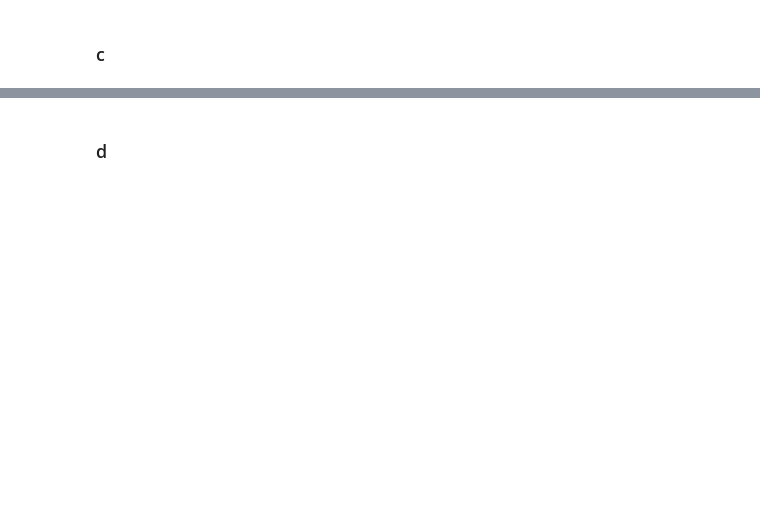
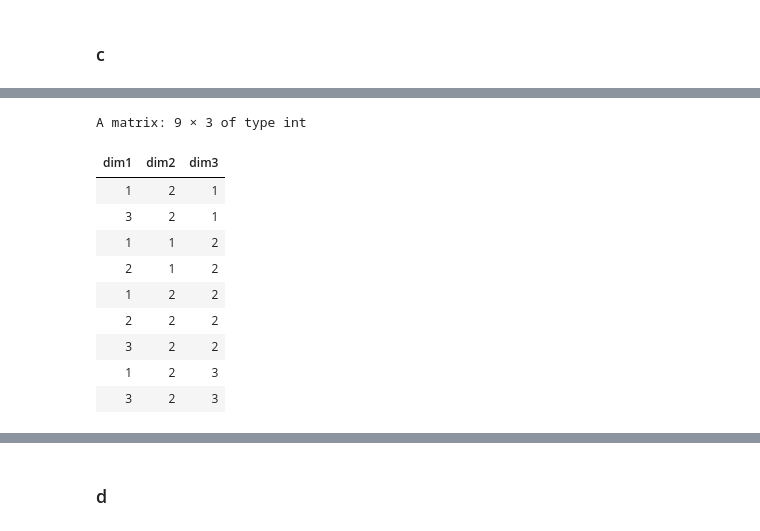
Before and after one commit to j-buss/The_Book_of_R, a Jupyter notebook: Chapter_04/Chapter 4.ipynb, the cells around one changed output, grey strips where cells are left out. Saved outputs shown, nothing was run; the diff lists cells and outputs as text; code cells hidden in the pictures; blank space fills up the shorter version.

```diff
--- a/Chapter_04/Chapter 4.ipynb
+++ b/Chapter_04/Chapter 4.ipynb
@@ -176,2 +248,4 @@ print(b_array)
 # %% [markdown]
 ### c
+# %%
+qux_vect <- c(10,5,1,4,7,4,3,3,1,3,4,3,1,7,8,3,7,3)
@@ -178,2 +256,2 @@ print(b_array)
 # %%
-c_array <- array(data=b_array[2,],dim=c(2,2,2,3))
+qux <- array(qux_vect, dim=c(3,2,3))
@@ -186,0 +281,15 @@ A matrix: 2 × 2 of type dbl
+# %%
+#i
+which(x=(qux==3 | qux==4), arr.ind = T)
+# %% [output]
+A matrix: 9 × 3 of type int
+| dim1 | dim2 | dim3 |
+| 1 | 2 | 1 |
+| 3 | 2 | 1 |
+| 1 | 1 | 2 |
+| 2 | 1 | 2 |
+| 1 | 2 | 2 |
+| 2 | 2 | 2 |
+| 3 | 2 | 2 |
+| 1 | 2 | 3 |
+| 3 | 2 | 3 |
```
Also changed, not shown: parts of 125 cells of this notebook.
